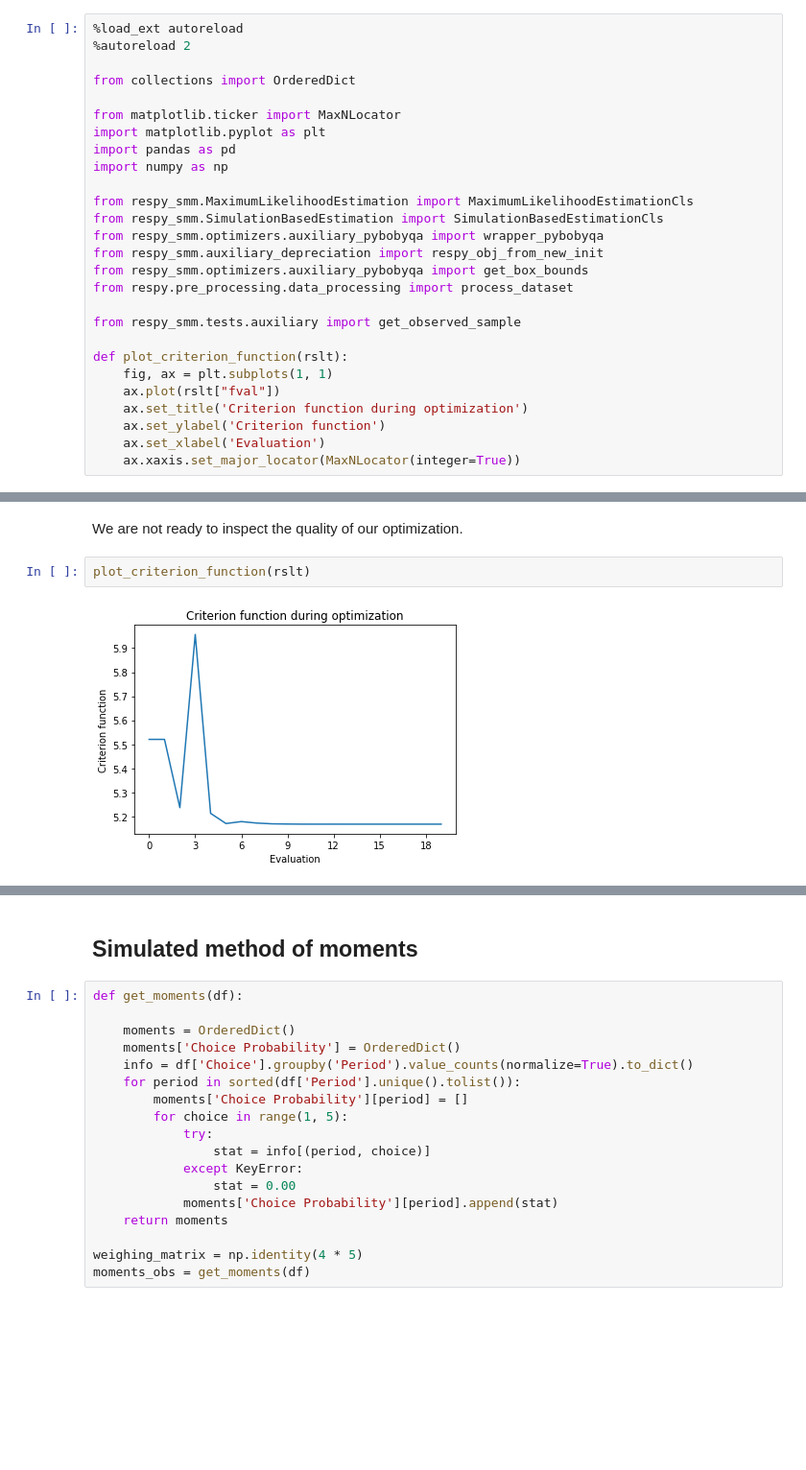
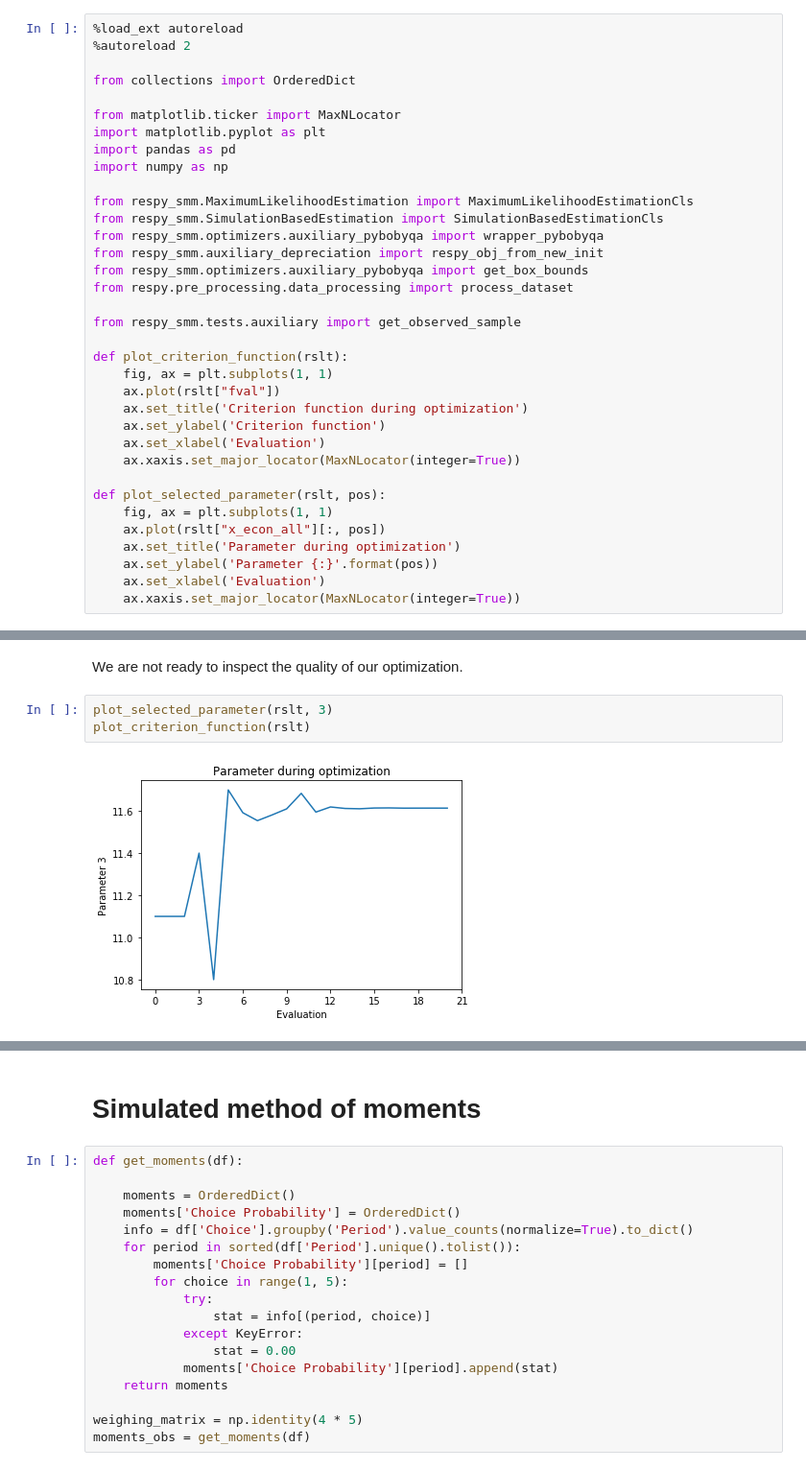
Before and after one commit to mo2561057/respy_estimagic, a Jupyter notebook: testing/reliability/monte_carlo_exercise.ipynb, the cells around one changed output, grey strips where cells are left out. Shown at 96% size. Cells and saved outputs as stored; diff of their text form; blank space fills up the shorter version.

```diff
--- a/testing/reliability/monte_carlo_exercise.ipynb
+++ b/testing/reliability/monte_carlo_exercise.ipynb
@@ -25,3 +25,11 @@ def plot_criterion_function(rslt):
     ax.set_ylabel('Criterion function')
     ax.set_xlabel('Evaluation')
     ax.xaxis.set_major_locator(MaxNLocator(integer=True))
+
+def plot_selected_parameter(rslt, pos):
+    fig, ax = plt.subplots(1, 1)
+    ax.plot(rslt["x_econ_all"][:, pos])
+    ax.set_title('Parameter during optimization')
+    ax.set_ylabel('Parameter {:}'.format(pos))
+    ax.set_xlabel('Evaluation')
+    ax.xaxis.set_major_locator(MaxNLocator(integer=True))
@@ -65,7 +76,8 @@ kwargs['maxfun'] = 10e6
 rslt = wrapper_pybobyqa(mle_obj.evaluate, mle_obj.x_free_econ_start, **kwargs)
 # %% [markdown]
 We are not ready to inspect the quality of our optimization.
-# %%
-plot_criterion_function(rslt)
-# %% [output]
-[figure, removed]
+# %%
+plot_selected_parameter(rslt, 3)
+plot_criterion_function(rslt)
+# %% [output]
+[figure, added]
@@ -72,5 +85,5 @@ plot_criterion_function(rslt)
 # %% [markdown]
-## Simulated method of moments
+# Simulated method of moments
 # %%
 def get_moments(df):
 
```
Also changed, not shown: parts of 3 cells of this notebook, 2 other files.
